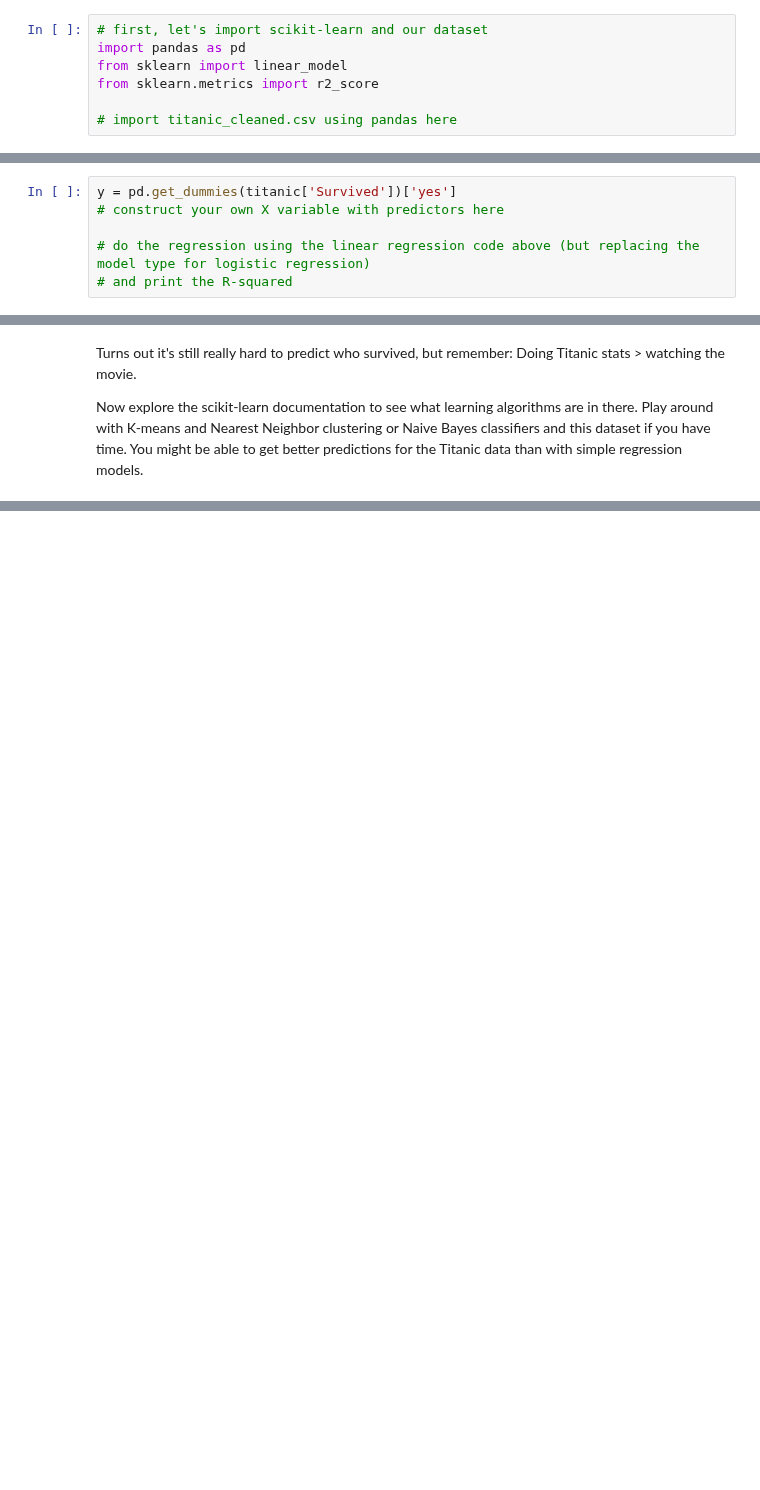
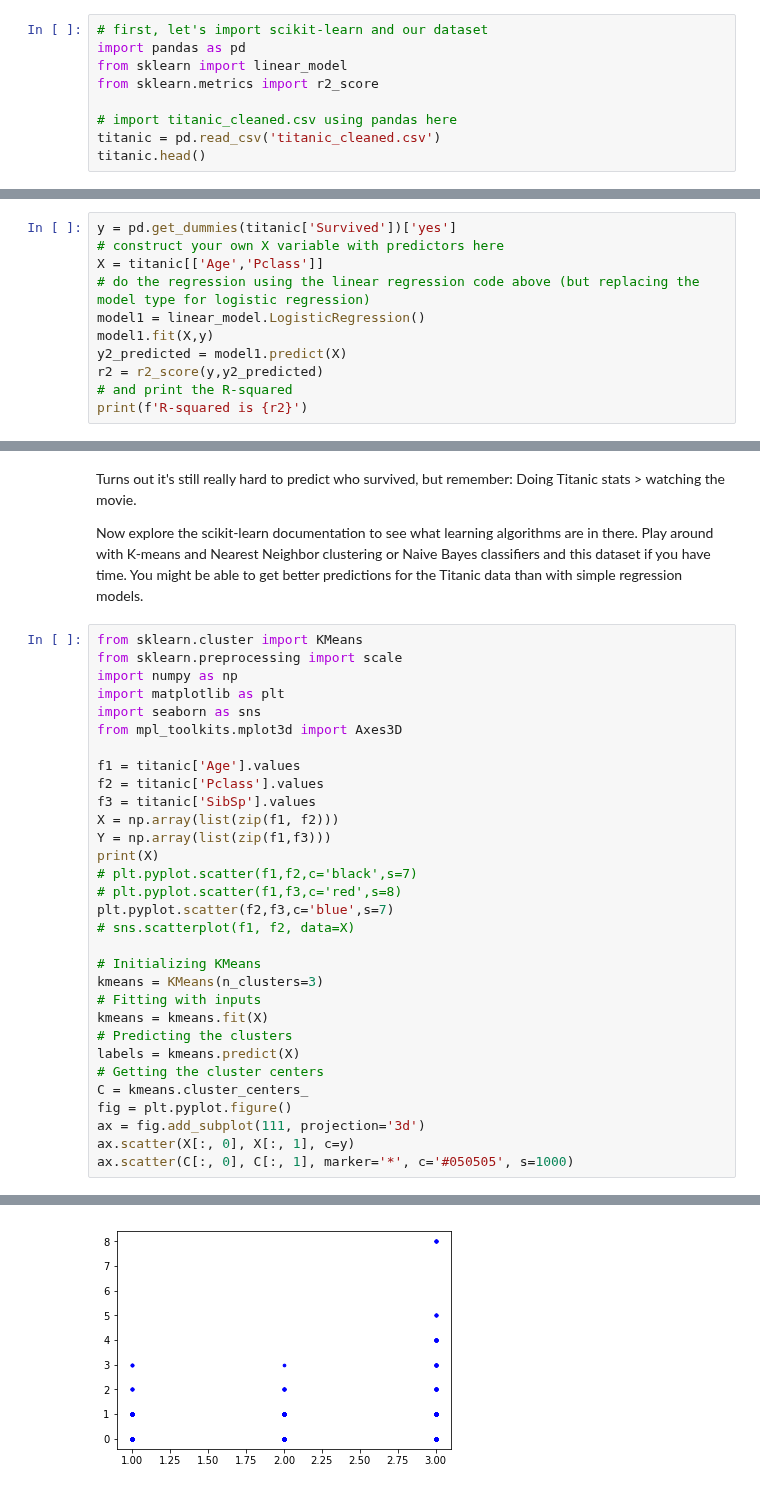
Before and after one commit to mpi-python/mpi-python-intro, a Jupyter notebook: Session4/Session4_Exercises.ipynb, the cells around one changed output, grey strips where cells are left out. Drawn from its saved outputs; the diff is of its cells as text; blank space fills up the shorter version.

```diff
--- a/Session4/Session4_Exercises.ipynb
+++ b/Session4/Session4_Exercises.ipynb
@@ -9,3 +9,5 @@ from sklearn import linear_model
 from sklearn.metrics import r2_score
 
 # import titanic_cleaned.csv using pandas here
+titanic = pd.read_csv('titanic_cleaned.csv')
+titanic.head()
@@ -33,6 +53,11 @@ __Hint:__ Use `pd.get_dummies()` to turn categorical columns into dummy coded co
 # %%
 y = pd.get_dummies(titanic['Survived'])['yes']
 # construct your own X variable with predictors here
-
+X = titanic[['Age','Pclass']]
 # do the regression using the linear regression code above (but replacing the model type for logistic regression)
+model1 = linear_model.LogisticRegression()
+model1.fit(X,y)
+y2_predicted = model1.predict(X)
+r2 = r2_score(y,y2_predicted)
 # and print the R-squared
+print(f'R-squared is {r2}')
@@ -40,3 +67,35 @@ y = pd.get_dummies(titanic['Survived'])['yes']
 Turns out it's still really hard to predict who survived, but remember: Doing Titanic stats > watching the movie.
 
 Now explore the scikit-learn documentation to see what learning algorithms are in there. Play around with K-means and Nearest Neighbor clustering or Naive Bayes classifiers and this dataset if you have time. You might be able to get better predictions for the Titanic data than with simple regression models.
+# %%
+from sklearn.cluster import KMeans
+from sklearn.preprocessing import scale
+import numpy as np
+import matplotlib as plt
+import seaborn as sns
+from mpl_toolkits.mplot3d import Axes3D
+
+f1 = titanic['Age'].values
+f2 = titanic['Pclass'].values
+f3 = titanic['SibSp'].values
+X = np.array(list(zip(f1, f2)))
+Y = np.array(list(zip(f1,f3)))
+print(X)
+# plt.pyplot.scatter(f1,f2,c='black',s=7)
+# plt.pyplot.scatter(f1,f3,c='red',s=8)
+plt.pyplot.scatter(f2,f3,c='blue',s=7)
+# sns.scatterplot(f1, f2, data=X)
+
+# Initializing KMeans
+kmeans = KMeans(n_clusters=3)
+# Fitting with inputs
+kmeans = kmeans.fit(X)
+# Predicting the clusters
+labels = kmeans.predict(X)
+# Getting the cluster centers
+C = kmeans.cluster_centers_
+fig = plt.pyplot.figure()
+ax = fig.add_subplot(111, projection='3d')
+ax.scatter(X[:, 0], X[:, 1], c=y)
+ax.scatter(C[:, 0], C[:, 1], marker='*', c='#050505', s=1000)
+# %% [output]
@@ -42,0 +110 @@ Now explore the scikit-learn documentation to see what learning algorithms are i
+[figure, added]
```
Also changed, not shown: parts of 5 cells of this notebook, 2 other files.
